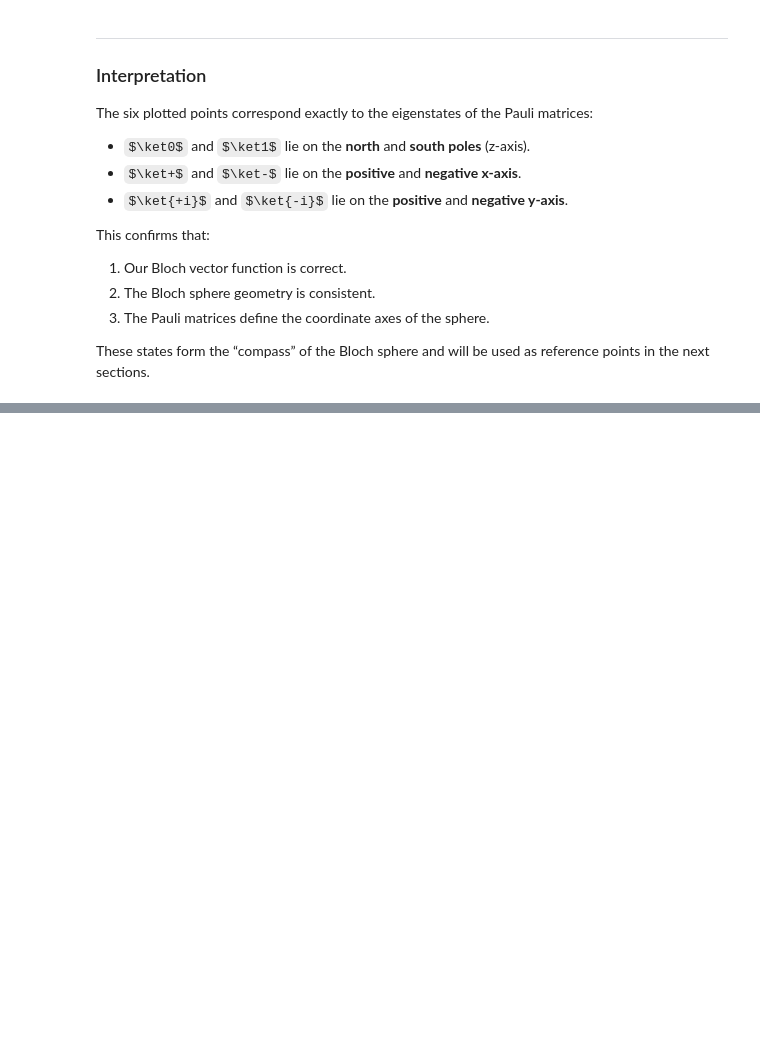
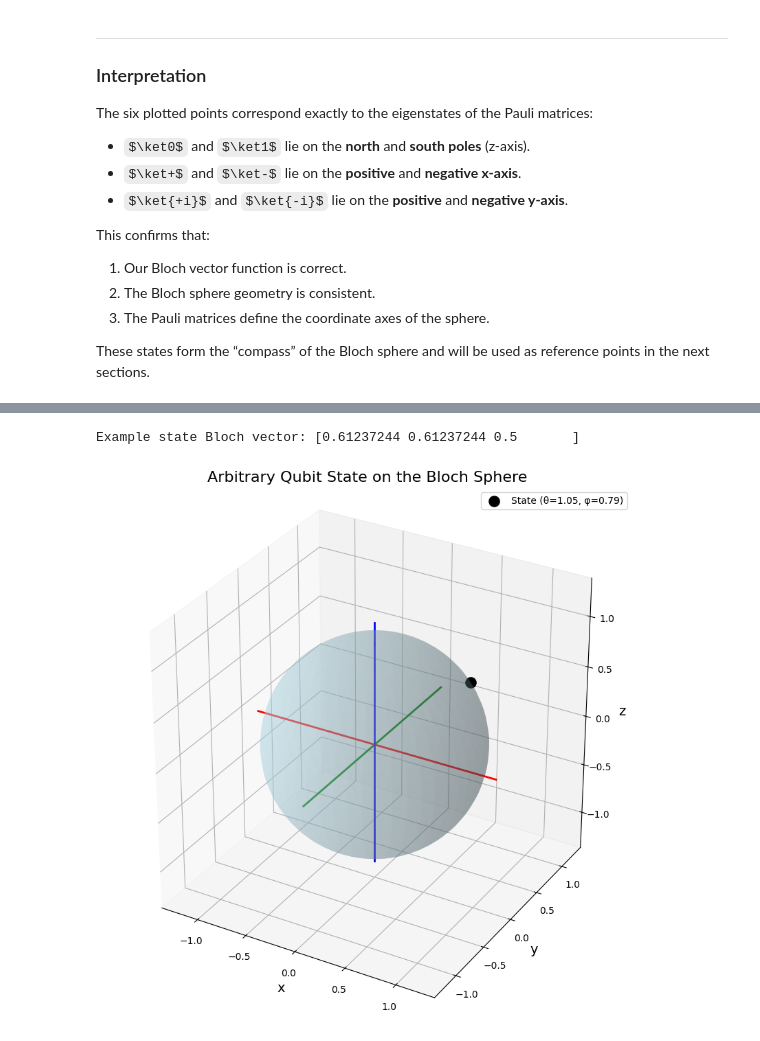
Before and after one commit to Shady-25/qc_bridge_qubit_dynamics, a Jupyter notebook: Notebooks/02_Bloch_Sphere_Simulation.ipynb, the cells around one changed output, grey strips where cells are left out. Cells and saved outputs as stored; diff of their text form; code cells hidden in the pictures; some formulas as TeX source; blank space fills up the shorter version.

Commit message:
Plotting and interpreting arbitrary states.

```diff
--- a/Notebooks/02_Bloch_Sphere_Simulation.ipynb
+++ b/Notebooks/02_Bloch_Sphere_Simulation.ipynb
@@ -428,0 +455,70 @@ These states form the “compass” of the Bloch sphere and will be used as refe
+# %%
+# ---------------------------------------------------------
+# Function to generate a qubit state from (theta, phi)
+# ---------------------------------------------------------
+def state_from_angles(theta, phi):
+    """
+    Construct a normalized qubit state using the canonical parametrization:
+
+        |psi> = cos(theta/2)|0> + e^{i phi} sin(theta/2)|1>
+
+    Parameters
+    ----------
+    theta : float
+        Polar angle in [0, pi]
+    phi : float
+        Azimuthal angle in [0, 2*pi)
+
+    Returns
+    -------
+    psi : np.ndarray
+        A 2x1 complex column vector representing the qubit state.
+    """
+    psi = np.array([
+        [np.cos(theta / 2)],
+        [np.exp(1j * phi) * np.sin(theta / 2)]
+    ], dtype=complex)
+
+    return psi
+
+
+# ---------------------------------------------------------
+# Example: choose an arbitrary state
+# ---------------------------------------------------------
+theta_example = np.pi / 3   # 60 degrees
+phi_example   = np.pi / 4   # 45 degrees
+
+psi_example = state_from_angles(theta_example, phi_example)
+r_example   = bloch_vector(psi_example)
+
+print("Example state Bloch vector:", r_example)
+
+# ---------------------------------------------------------
+# Plot the Bloch sphere and the arbitrary state
+# ---------------------------------------------------------
+fig = plt.figure(figsize=(10, 10))
+ax = fig.add_subplot(111, projection='3d')
+
+# Sphere
+ax.plot_surface(x, y, z, color='lightblue', alpha=0.3, linewidth=0)
+
+# Axes
+ax.plot([-1.2, 1.2], [0, 0], [0, 0], color='red', linewidth=2)
+ax.plot([0, 0], [-1.2, 1.2], [0, 0], color='green', linewidth=2)
+ax.plot([0, 0], [0, 0], [-1.2, 1.2], color='blue', linewidth=2)
+
+# Plot the arbitrary state
+ax.scatter(r_example[0], r_example[1], r_example[2],
+           s=120, color='black', label=f"State (θ={theta_example:.2f}, φ={phi_example:.2f})")
+
+# Cosmetics
+ax.set_title("Arbitrary Qubit State on the Bloch Sphere", fontsize=16)
+ax.set_xlabel("x", fontsize=14)
+ax.set_ylabel("y", fontsize=14)
+ax.set_zlabel("z", fontsize=14)
+ax.set_box_aspect([1, 1, 1])
+ax.legend()
+plt.show()
+# %% [output]
+Example state Bloch vector: [0.61237244 0.61237244 0.5       ]
+[figure, added]
```
Also changed, not shown: parts of 2 cells of this notebook.
